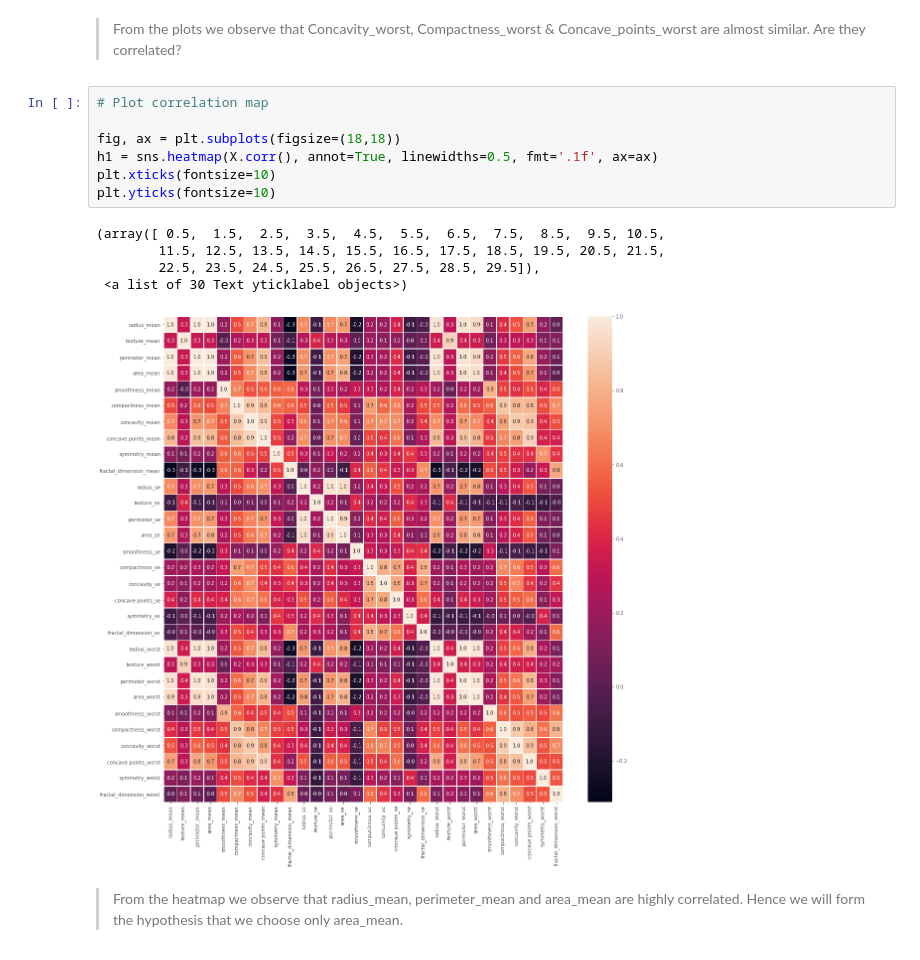
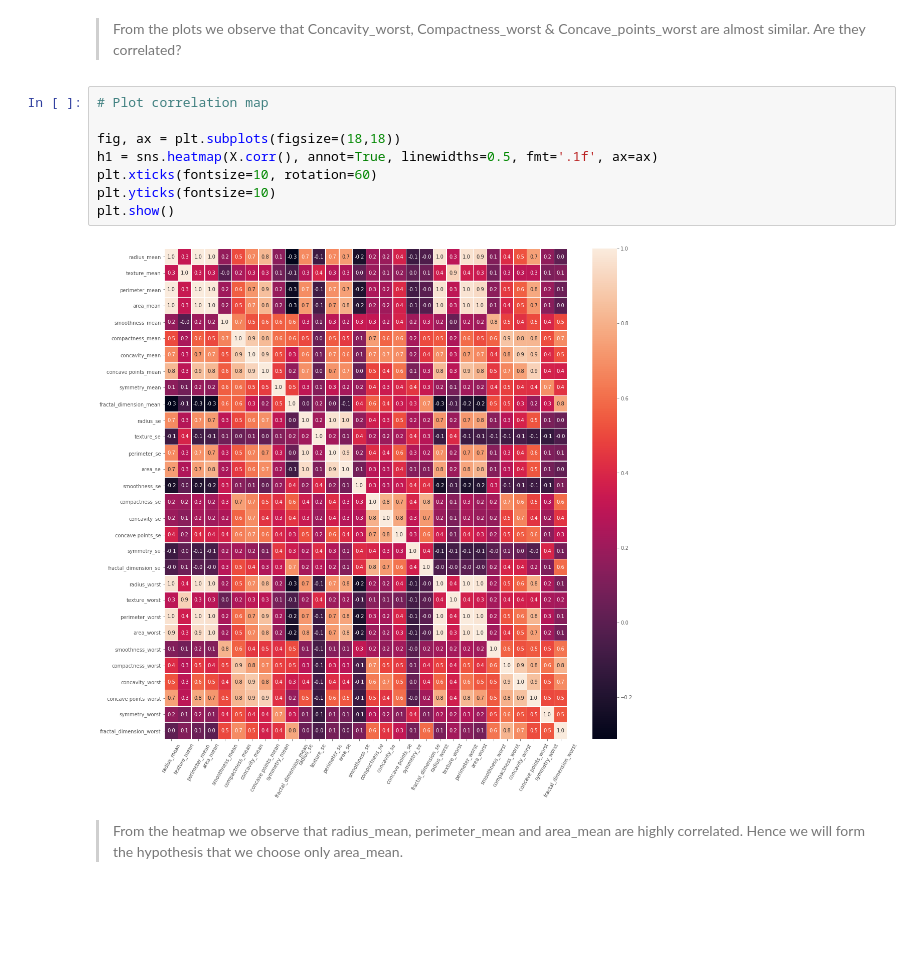
Before and after one commit to HGPai/Feature-Selection-and-Data-Visualization, a Jupyter notebook: Feature selection and Data visualization.ipynb, the cells around one changed output. Drawn from its saved outputs; the diff is of its cells as text; blank space fills up the shorter version.

```diff
--- a/Feature selection and Data visualization.ipynb
+++ b/Feature selection and Data visualization.ipynb
@@ -96,16 +96,13 @@ Are they correlated?
 # %%
 # Plot correlation map
 
 fig, ax = plt.subplots(figsize=(18,18))
 h1 = sns.heatmap(X.corr(), annot=True, linewidths=0.5, fmt='.1f', ax=ax)
-plt.xticks(fontsize=10)
+plt.xticks(fontsize=10, rotation=60)
 plt.yticks(fontsize=10)
+plt.show()
 # %% [output]
-(array([ 0.5,  1.5,  2.5,  3.5,  4.5,  5.5,  6.5,  7.5,  8.5,  9.5, 10.5,
-        11.5, 12.5, 13.5, 14.5, 15.5, 16.5, 17.5, 18.5, 19.5, 20.5, 21.5,
-        22.5, 23.5, 24.5, 25.5, 26.5, 27.5, 28.5, 29.5]),
- <a list of 30 Text yticklabel objects>)
-[figure, old version]
+[figure, new version]
 # %% [markdown]
 >From the heatmap we observe that radius_mean, perimeter_mean and area_mean are highly correlated. Hence
 we will form the hypothesis that we choose only area_mean.
```
Also changed, not shown: parts of 3 cells of this notebook.
